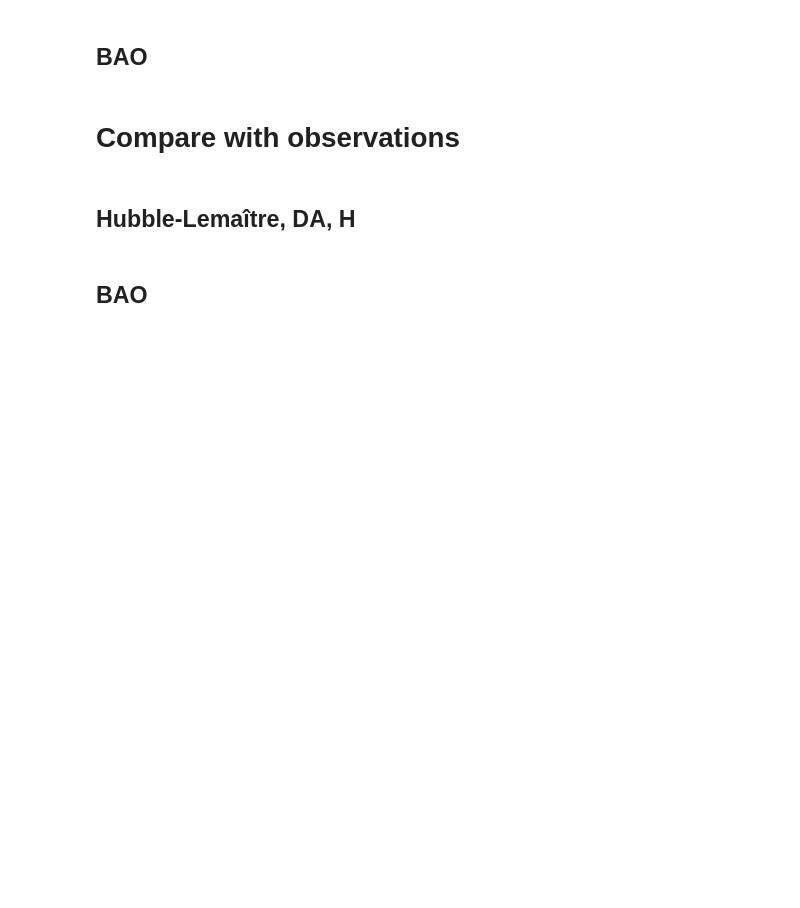
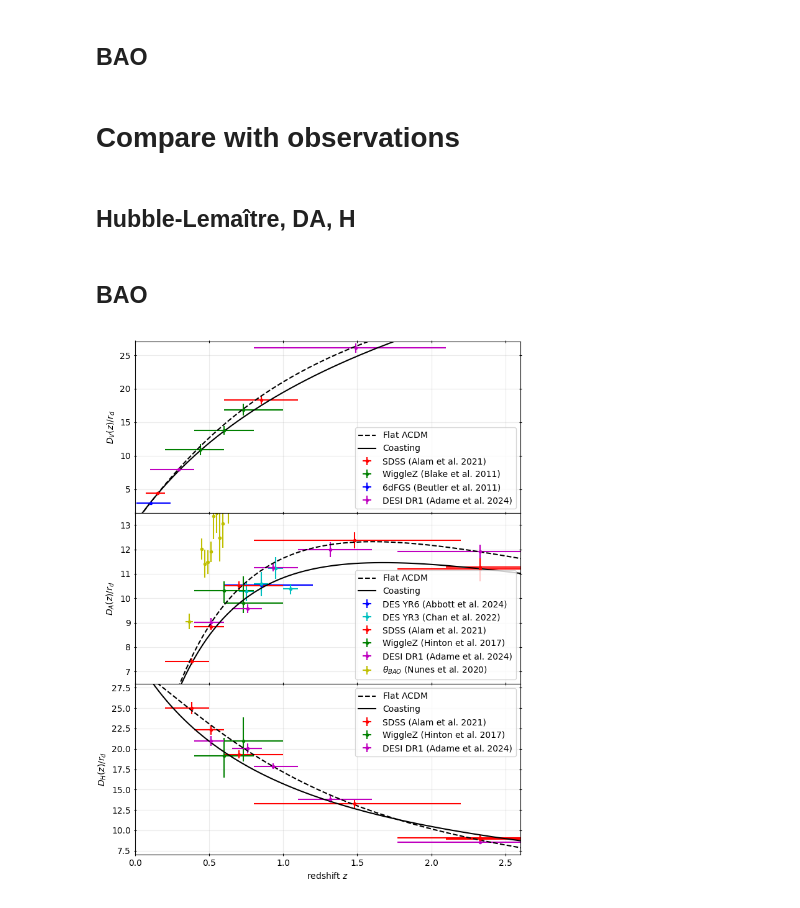
Before and after one commit to paranoya/onion-universe, a Jupyter notebook: 3.fitting.ipynb, the cells around one changed output. Saved outputs shown, nothing was run; the diff lists cells and outputs as text; code cells hidden in the pictures; blank space fills up the shorter version.

Commit message:
Addition of DESI YR1 BAO data

```diff
--- a/3.fitting.ipynb
+++ b/3.fitting.ipynb
@@ -544,6 +544,7 @@ ax.errorbar(DESyr6_z, DESyr6_DA_rd, yerr=DESyr6_DA_rd_err, xerr=DESyr6_z_err, fm
 ax.errorbar(DESyr3_z, DESyr3_DA_rd, yerr=DESyr3_DA_rd_err, xerr=DESyr3_z_err, fmt='.', color='c', label='DES YR3 (Chan et al. 2022)')
 ax.errorbar(sdss_z_DHDM, sdss_DA_rd, yerr=sdss_DA_rd_err, xerr=sdss_z_DHDM_err, fmt='.', color='r', label='SDSS (Alam et al. 2021)')
 ax.errorbar(H17_z, H17_DA_rd, yerr=H17_DA_rd_err, xerr=H17_z_err, fmt='.', color='g', label='WiggleZ (Hinton et al. 2017)')
+ax.errorbar(DESI_z_DHDM, DESI_DA_rd, yerr=DESI_DA_rd_err, xerr=DESI_z_DHDM_err, fmt='.', color='m', label='DESI DR1 (Adame et al. 2024)')
 rad2deg = 180/np.pi
 ax.errorbar(theta_z, rad2deg/theta_angle_deg, yerr=rad2deg*theta_angle_err/theta_angle_deg**2, xerr=theta_z_err, color='y', fmt='.', label=r'$\theta_{BAO}$ (Nunes et al. 2020)')
 
@@ -553,30 +554,33 @@ ax.plot(coasting.z_t, coasting.Dm_t / coasting.r_d/(1+coasting.z_t), 'k-', label
 ax.legend()
 
 
 ax = axes[2, 0]
 ax.set_ylabel(r'$D_H(z)/r_d$')
 ax.set_ylim(7, 28)
 
 ax.errorbar(sdss_z_DHDM, sdss_DH_rd, yerr=sdss_DH_rd_err, xerr=sdss_z_DHDM_err, fmt='.', color='r', label='SDSS (Alam et al. 2021)')
 ax.errorbar(H17_z, H17_DH_r, yerr=H17_DH_r_err, xerr=H17_z_err, fmt='.', color='g', label='WiggleZ (Hinton et al. 2017)')
+ax.errorbar(DESI_z_DHDM, DESI_DH_rd, yerr=DESI_DH_rd_err, xerr=DESI_z_DHDM_err, fmt='.', color='m', label='DESI DR1 (Adame et al. 2024)')
 
 #ax.plot(p18.z_t, c.c/p18.H_t/p18.r_d, 'k:', label=r'Planck18')
 ax.plot(flcdm.z_t, c.c/flcdm.H_t/flcdm.r_d, 'k--', label=r'Flat $\Lambda$CDM')
 ax.plot(coasting.z_t, c.c/coasting.H_t/coasting.r_d, 'k-', label=r'Coasting')
 
 ax.legend()
 
 
 ax.set_xlabel('redshift $z$')
 ax.set_xlim(0, 2.6)
 #ax.set_xscale('log')
 #ax.set_xlim(1e-3, 20)
 #ax.set_xlim(-.2, 8.2)
 
 for ax in axes.flatten():
     ax.tick_params(top=True, right=True, axis='both', which='both', direction='inout')
     ax.grid(alpha=.25)
 fig.set_tight_layout(True)
 #fig.suptitle(r'BAO with $\Lambda$CDM as fiducial cosmology')
 plt.show()
 #plt.savefig('DL.pdf')
+# %% [output]
+[figure, added]
```
